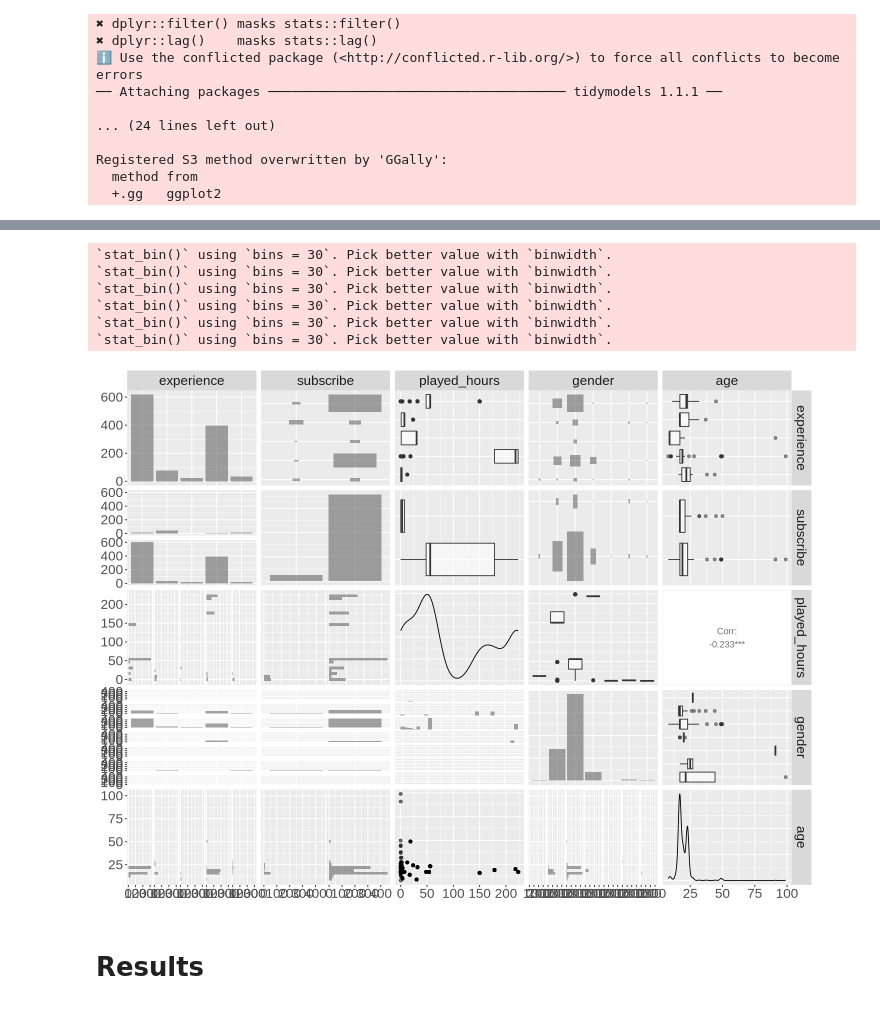
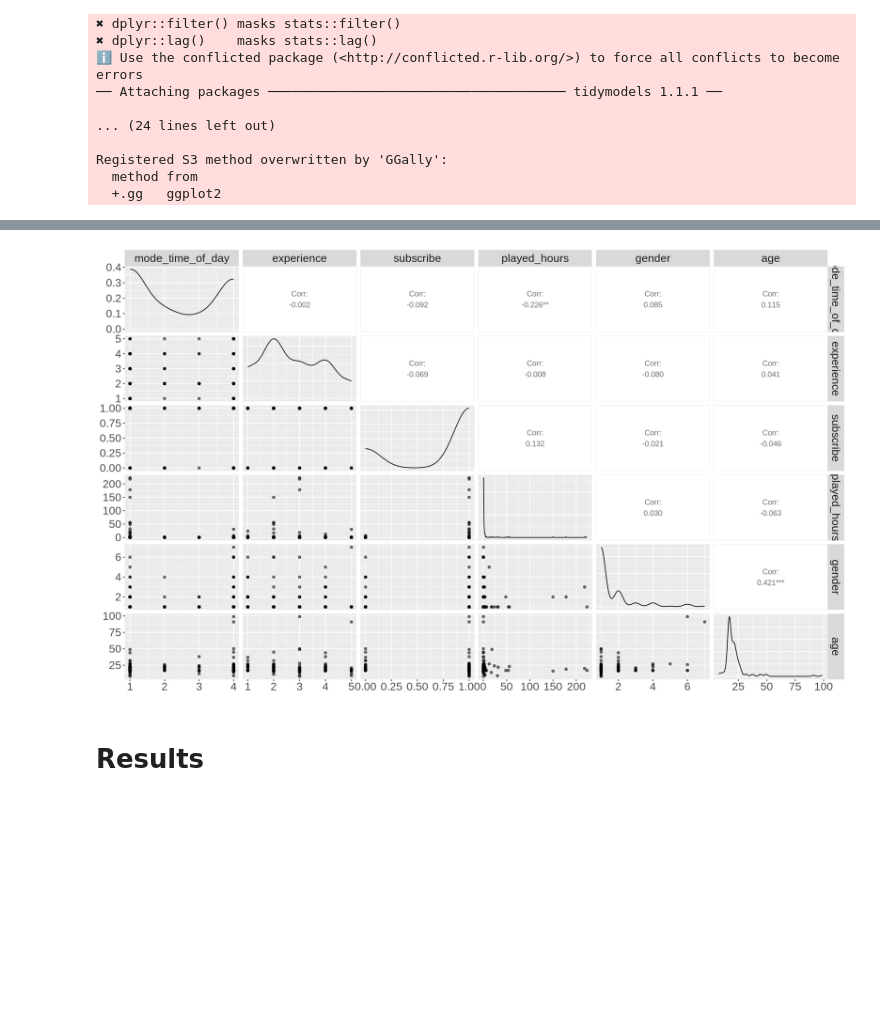
Before and after one commit to akdivinagracia/project-009-2, a Jupyter notebook: notebook.ipynb, the cells around one changed output, grey strips where cells are left out. Drawn from its saved outputs; the diff is of its cells as text; code cells hidden in the pictures; blank space fills up the shorter version.

Commit message:
Improved data wrangling and ggpairs visualization

```diff
--- a/notebook.ipynb
+++ b/notebook.ipynb
@@ -90,8 +106,24 @@ A tibble: 6 × 9
 # %%
-#load in sessions data table
-url <- "https://drive.google.com/uc?export=download&id=14O91N5OlVkvdGxXNJUj5jIsV5RexhzbB"
-sessions <- read_csv(url)
-head(sessions)
+# define find_mode function
+find_mode <- function(x) {
+    u <- unique(x)
+    tab <- tabulate(match(x, u))
+    u[tab == max(tab)]
+}
+
+# load and wrangle sessions data set
+sessions <- read_csv("https://drive.google.com/uc?export=download&id=14O91N5OlVkvdGxXNJUj5jIsV5RexhzbB") |>
+    select(-original_start_time, -original_end_time) |>                                                      # remove columns in UNIX time format
+    mutate(start_time = format(strptime(start_time, "%d/%m/%Y %H:%M"), "%H:%M:%S")) |>                       # format start_time into time format
+    mutate(end_time = format(strptime(end_time, "%d/%m/%Y %H:%M"), "%H:%M:%S")) |>                           # format end_time into time format
+    mutate(time_of_day = case_when(start_time >= "00:00:00" & start_time < "06:00:00" ~ 1,
+                                   start_time >= "06:00:00" & start_time < "12:00:00" ~ 2,
+                                   start_time >= "12:00:00" & start_time < "18:00:00" ~ 3,
+                                   start_time >= "18:00:00" & start_time <= "23:59:59" ~ 4)) |>
+    group_by(hashedEmail) |>
+    summarize(mode_time_of_day = find_mode(time_of_day))
+
+sessions
 # %% [output]
 Rows: 1535 Columns: 5
 ── Column specification ────────────────────────────────────────────────────────
@@ -113,5 +154,6 @@ A tibble: 6 × 5
 # %%
-#Combine data tables
-combined <- merge(sessions, players, by = "hashedEmail")
-head(combined)
+# Combine data tables
+combined <- merge(sessions, players, by = "hashedEmail") |>
+    select(-hashedEmail)
+combined
 # %% [output]
@@ -148,25 +186,13 @@ A data.frame: 6 × 9
 # %%
-options(repr.plot.width = 12, repr.plot.height = 9)
+options(repr.plot.width = 15, repr.plot.height = 9)
 
-combined_fct <- combined_training |> #changing some variable types to factors
-    mutate(experience = as.factor(experience),
-           gender = as.factor(gender),
-           subscribe = as.factor(subscribe))
-
-combined_pairs <- combined_fct |>
-    select(experience:age) |>
+combined_pairs <- combined |>
     ggpairs(aes(alpha = 0.2)) +
     theme(text = element_text(size = 20))
 
 combined_pairs
 # %% [output]
-`stat_bin()` using `bins = 30`. Pick better value with `binwidth`.
-`stat_bin()` using `bins = 30`. Pick better value with `binwidth`.
-`stat_bin()` using `bins = 30`. Pick better value with `binwidth`.
-`stat_bin()` using `bins = 30`. Pick better value with `binwidth`.
-`stat_bin()` using `bins = 30`. Pick better value with `binwidth`.
-`stat_bin()` using `bins = 30`. Pick better value with `binwidth`.
-[figure, old version]
+[figure, new version]
 # %% [markdown]
 # **Results** ##
 # %% [markdown]
```
Also changed, not shown: parts of 5 cells of this notebook.
